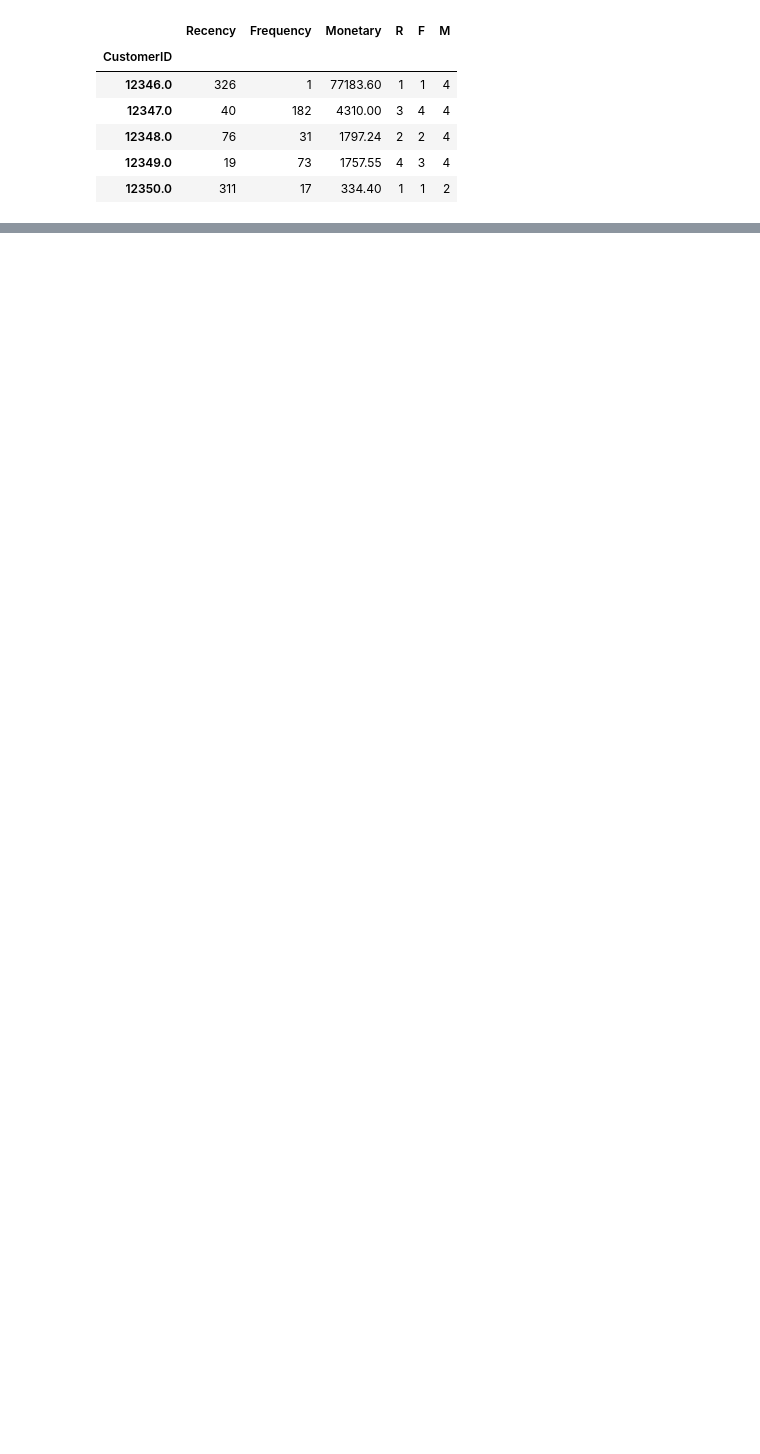
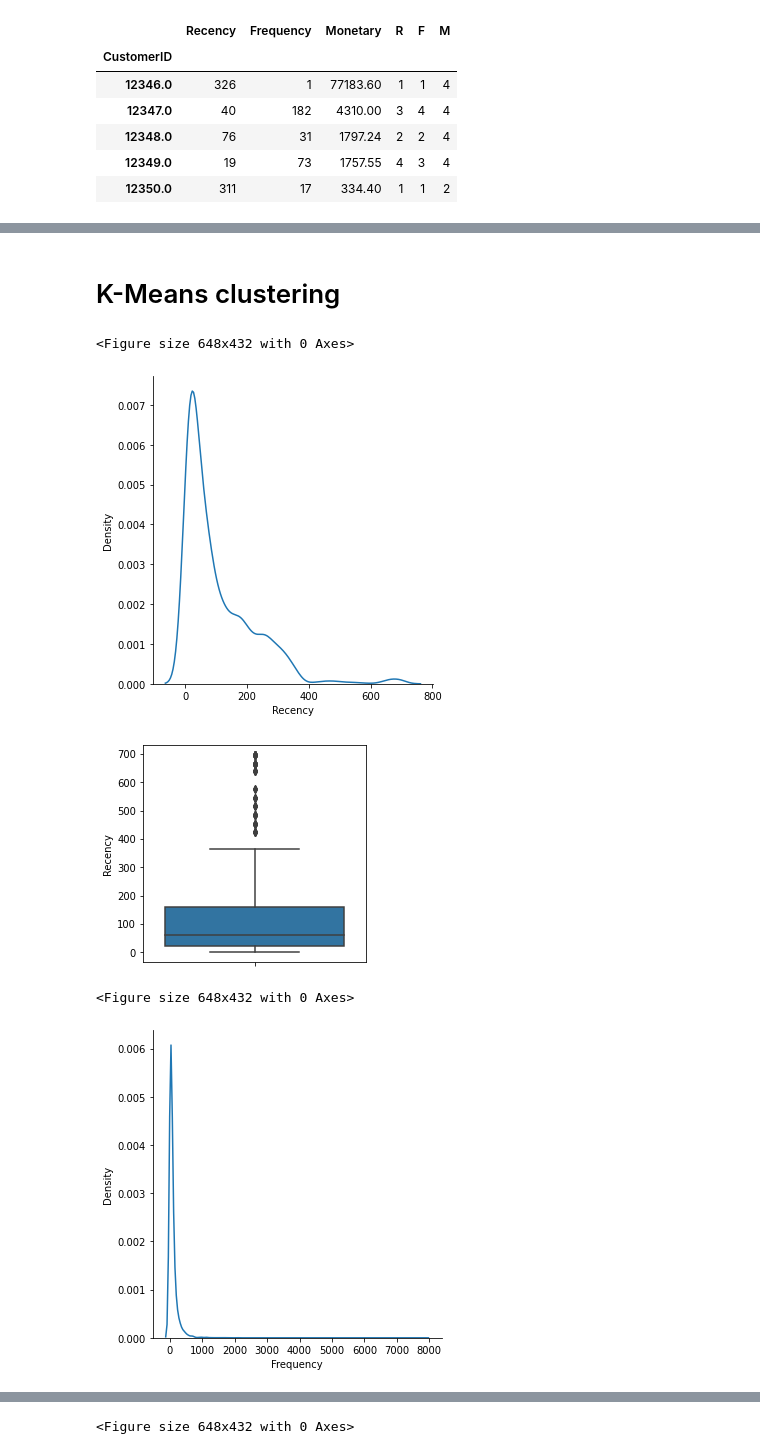
Before and after one commit to Rochakr4/Online-Retail-Customer-Segmentation, a Jupyter notebook: Online_Retail_Customer_Segmentation_Capstone_Project.ipynb, the cells around one changed output, grey strips where cells are left out. Drawn from its saved outputs; the diff is of its cells as text; code cells hidden in the pictures; blank space fills up the shorter version.

```diff
--- a/Online_Retail_Customer_Segmentation_Capstone_Project.ipynb
+++ b/Online_Retail_Customer_Segmentation_Capstone_Project.ipynb
@@ -463,3 +438,8 @@ rfm_df.head()
 | 12348.0 | 76 | 31 | 1797.24 | 2 | 2 | 4 |
 | 12349.0 | 19 | 73 | 1757.55 | 4 | 3 | 4 |
 | 12350.0 | 311 | 17 | 334.40 | 1 | 1 | 2 |
+# %%
+#creating classes
+rfm_df['RFM_Class']= rfm_df['R'].astype(str) + rfm_df['F'].astype(str) + rfm_df['M'].astype(str)
+rfm_df['RFM_Score']= rfm_df['R'].astype(int) + rfm_df['F'].astype(int) + rfm_df['M'].astype(int)
+rfm_df
@@ -465,0 +461,7 @@ rfm_df.head()
+# %%
+#Classifying on basis of RFM_score to Grade 1,2,3 and 4
+Customer_grade = ['B', 'B+', 'A', 'A+']
+Score_cuts = pd.qcut(rfm_df.RFM_Score, q = 4, labels = Customer_grade)#
+rfm_df['Customer_grade'] = Score_cuts.values
+rfm_df=rfm_df.reset_index()
+rfm_df
@@ -465,0 +499,20 @@ rfm_df.head()
+# %% [markdown]
+# K-Means clustering
+# %%
+rfm_df_1=rfm_df.copy()
+# %%
+for x in ['Recency','Frequency','Monetary']:
+    fig = plt.figure(figsize=(9, 6))
+    sns.displot(data=(rfm_df_1[x]), kind="kde")
+    plt.show()
+    plt.figure(figsize=(4,4))
+    fig=sns.boxplot(y=(rfm_df_1[x]))
+    fig.set_title('')
+    fig.set_ylabel(x)
+    plt.show()
+# %% [output]
+<Figure size 648x432 with 0 Axes>
+[figure, added]
+[figure, added]
+<Figure size 648x432 with 0 Axes>
+[figure, added]
@@ -465,0 +520 @@ rfm_df.head()
+<Figure size 648x432 with 0 Axes>
```
Also changed, not shown: parts of 37 cells of this notebook.
